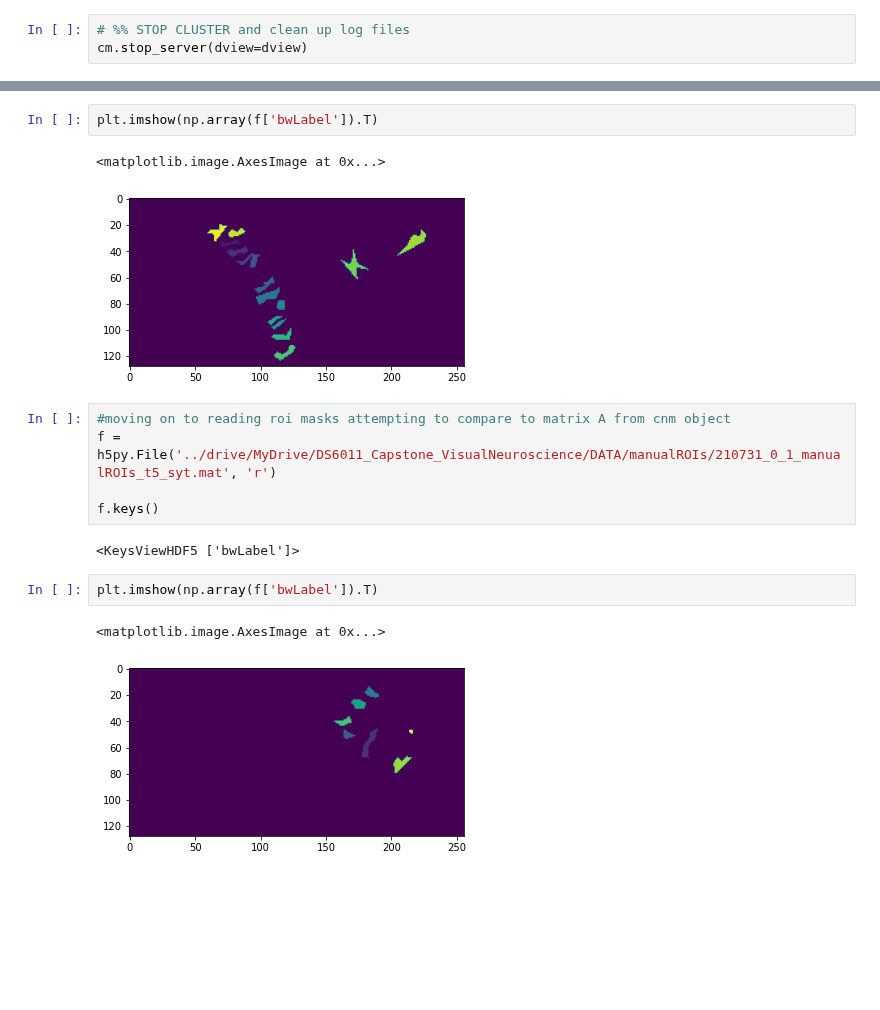
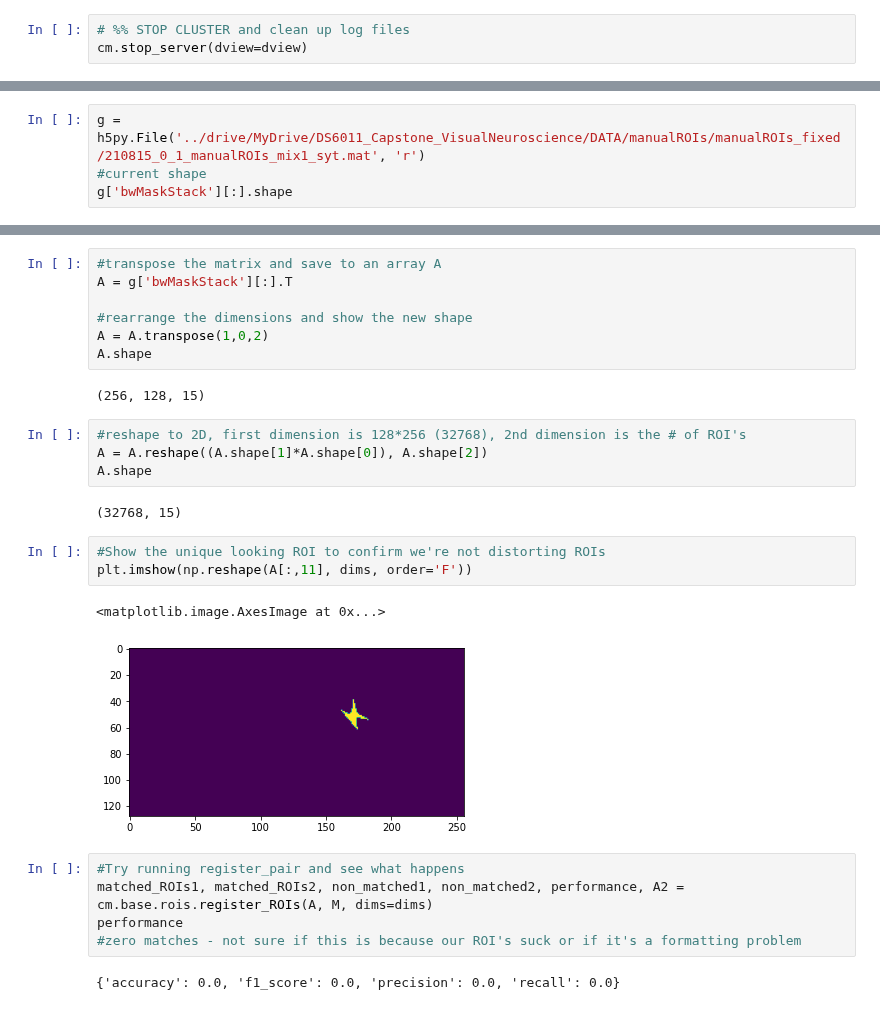
Before and after one commit to laurenneal/capstone-visual-neuroscience, a Jupyter notebook: Demo_Caiman_Stripped_Working_Copy.ipynb, the cells around one changed output, grey strips where cells are left out. Saved outputs shown, nothing was run; the diff lists cells and outputs as text; blank space fills up the shorter version.

```diff
--- a/Demo_Caiman_Stripped_Working_Copy.ipynb
+++ b/Demo_Caiman_Stripped_Working_Copy.ipynb
@@ -352,0 +352,4 @@ f['estimates']['A']['data']
+# %%
+g = h5py.File('../drive/MyDrive/DS6011_Capstone_VisualNeuroscience/DATA/manualROIs/manualROIs_fixed/210815_0_1_manualROIs_mix1_syt.mat', 'r')
+#current shape
+g['bwMaskStack'][:].shape
@@ -360,17 +370,28 @@ f.keys()
-# %%
-plt.imshow(np.array(f['bwLabel']).T)
-# %% [output]
-<matplotlib.image.AxesImage at 0x...>
-[figure, removed]
-# %%
-#moving on to reading roi masks attempting to compare to matrix A from cnm object
-f = h5py.File('../drive/MyDrive/DS6011_Capstone_VisualNeuroscience/DATA/manualROIs/210731_0_1_manualROIs_t5_syt.mat', 'r')
-
-f.keys()
-# %% [output]
-<KeysViewHDF5 ['bwLabel']>
-# %%
-plt.imshow(np.array(f['bwLabel']).T)
-# %% [output]
-<matplotlib.image.AxesImage at 0x...>
-[figure, removed]
+# %%
+#transpose the matrix and save to an array A
+A = g['bwMaskStack'][:].T
+
+#rearrange the dimensions and show the new shape
+A = A.transpose(1,0,2)
+A.shape
+# %% [output]
+(256, 128, 15)
+# %%
+#reshape to 2D, first dimension is 128*256 (32768), 2nd dimension is the # of ROI's
+A = A.reshape((A.shape[1]*A.shape[0]), A.shape[2])
+A.shape
+# %% [output]
+(32768, 15)
+# %%
+#Show the unique looking ROI to confirm we're not distorting ROIs
+plt.imshow(np.reshape(A[:,11], dims, order='F'))
+# %% [output]
+<matplotlib.image.AxesImage at 0x...>
+[figure, added]
+# %%
+#Try running register_pair and see what happens
+matched_ROIs1, matched_ROIs2, non_matched1, non_matched2, performance, A2 = cm.base.rois.register_ROIs(A, M, dims=dims)
+performance
+#zero matches - not sure if this is because our ROI's suck or if it's a formatting problem
+# %% [output]
+{'accuracy': 0.0, 'f1_score': 0.0, 'precision': 0.0, 'recall': 0.0}
```
Also changed, not shown: parts of 15 cells of this notebook.
